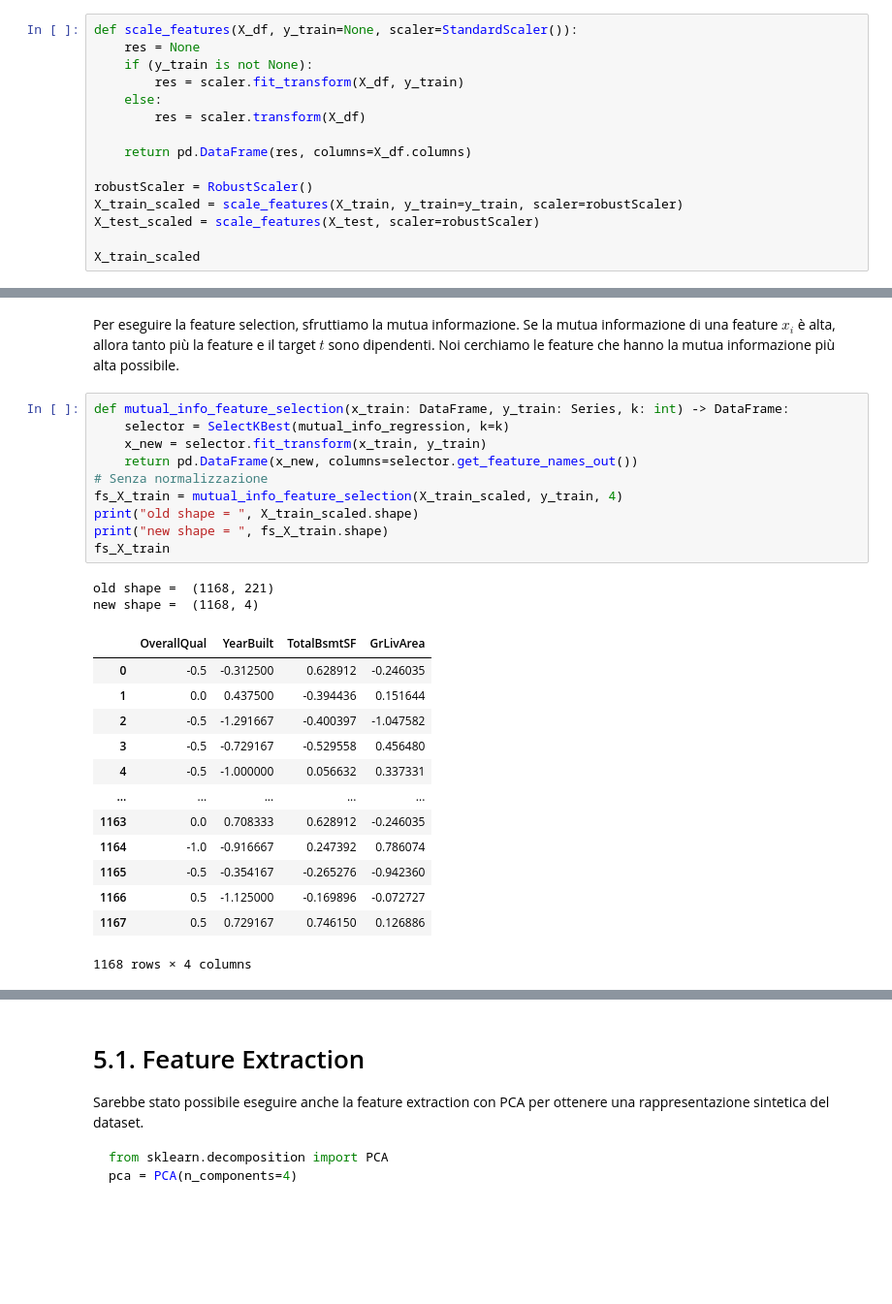
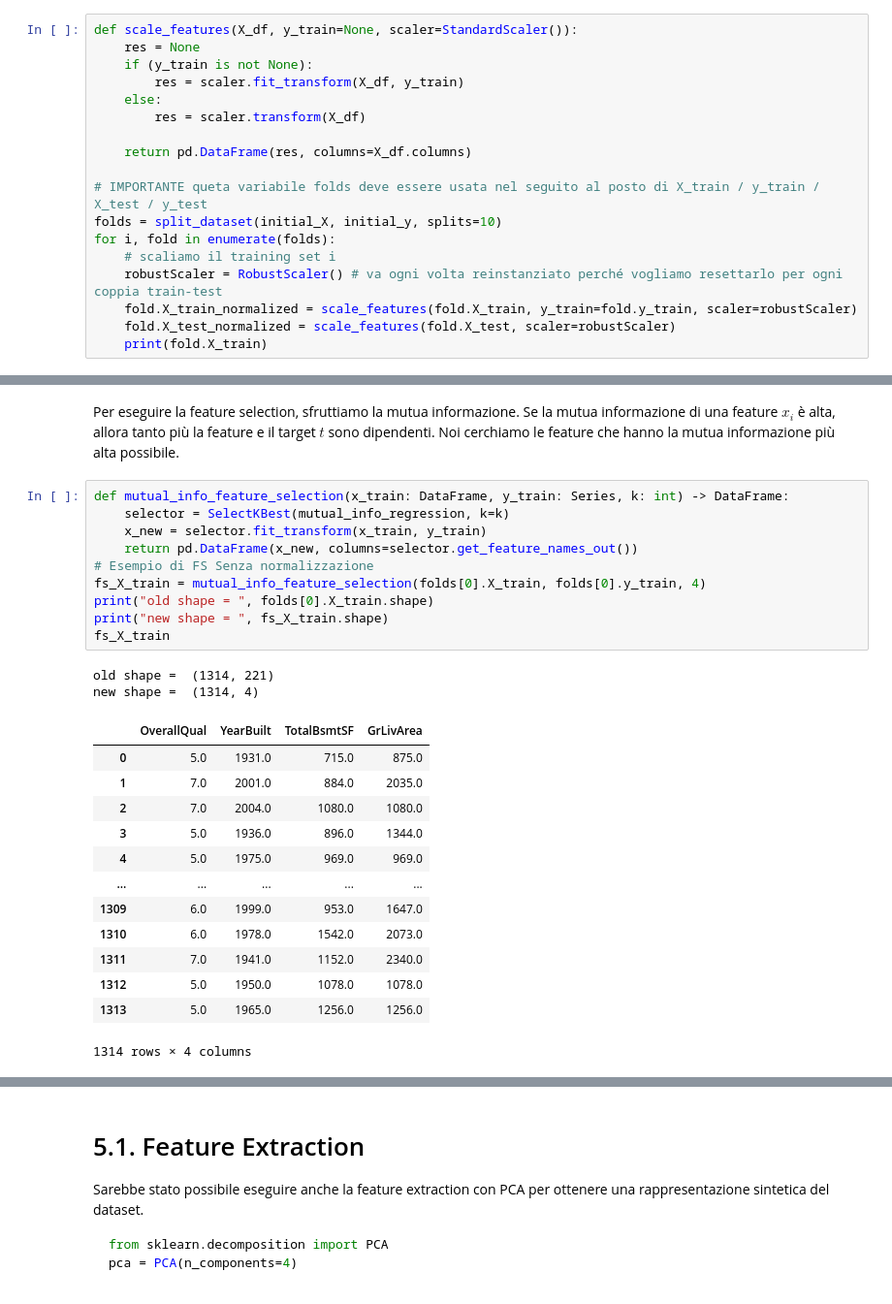
Before and after one commit to emelis-ptr/ProgettoML, a Jupyter notebook: code/notebook.ipynb, the cells around one changed output, grey strips where cells are left out. Shown at 97% size. Saved outputs shown, nothing was run; the diff lists cells and outputs as text; blank space fills up the shorter version.

Commit message:
aggiunti k fold per linear e lasso regression

```diff
--- a/code/notebook.ipynb
+++ b/code/notebook.ipynb
@@ -588,9 +685,12 @@ def scale_features(X_df, y_train=None, scaler=StandardScaler()):
 
     return pd.DataFrame(res, columns=X_df.columns)
 
-robustScaler = RobustScaler()
-X_train_scaled = scale_features(X_train, y_train=y_train, scaler=robustScaler)
-X_test_scaled = scale_features(X_test, scaler=robustScaler)
-
-X_train_scaled
+# IMPORTANTE queta variabile folds deve essere usata nel seguito al posto di X_train / y_train / X_test / y_test
+folds = split_dataset(initial_X, initial_y, splits=10)
+for i, fold in enumerate(folds):
+    # scaliamo il training set i
+    robustScaler = RobustScaler() # va ogni volta reinstanziato perché vogliamo resettarlo per ogni coppia train-test
+    fold.X_train_normalized = scale_features(fold.X_train, y_train=fold.y_train, scaler=robustScaler)
+    fold.X_test_normalized = scale_features(fold.X_test, scaler=robustScaler)
+    print(fold.X_train)
 # %% [output]
@@ -614,26 +718,26 @@ Per eseguire la feature selection, sfruttiamo la mutua informazione. Se la mutua
 # %%
 def mutual_info_feature_selection(x_train: DataFrame, y_train: Series, k: int) -> DataFrame:
     selector = SelectKBest(mutual_info_regression, k=k)
     x_new = selector.fit_transform(x_train, y_train)
     return pd.DataFrame(x_new, columns=selector.get_feature_names_out())
-# Senza normalizzazione
-fs_X_train = mutual_info_feature_selection(X_train_scaled, y_train, 4)
-print("old shape = ", X_train_scaled.shape)
+# Esempio di FS Senza normalizzazione
+fs_X_train = mutual_info_feature_selection(folds[0].X_train, folds[0].y_train, 4)
+print("old shape = ", folds[0].X_train.shape)
 print("new shape = ", fs_X_train.shape)
 fs_X_train
 # %% [output]
-old shape =  (1168, 221)
-new shape =  (1168, 4)
+old shape =  (1314, 221)
+new shape =  (1314, 4)
 |  | OverallQual | YearBuilt | TotalBsmtSF | GrLivArea |
-| 0 | -0.5 | -0.312500 | 0.628912 | -0.246035 |
-| 1 | 0.0 | 0.437500 | -0.394436 | 0.151644 |
-| 2 | -0.5 | -1.291667 | -0.400397 | -1.047582 |
-| 3 | -0.5 | -0.729167 | -0.529558 | 0.456480 |
-| 4 | -0.5 | -1.000000 | 0.056632 | 0.337331 |
+| 0 | 5.0 | 1931.0 | 715.0 | 875.0 |
+| 1 | 7.0 | 2001.0 | 884.0 | 2035.0 |
+| 2 | 7.0 | 2004.0 | 1080.0 | 1080.0 |
+| 3 | 5.0 | 1936.0 | 896.0 | 1344.0 |
+| 4 | 5.0 | 1975.0 | 969.0 | 969.0 |
 | ... | ... | ... | ... | ... |
-| 1163 | 0.0 | 0.708333 | 0.628912 | -0.246035 |
-| 1164 | -1.0 | -0.916667 | 0.247392 | 0.786074 |
-| 1165 | -0.5 | -0.354167 | -0.265276 | -0.942360 |
-| 1166 | 0.5 | -1.125000 | -0.169896 | -0.072727 |
-| 1167 | 0.5 | 0.729167 | 0.746150 | 0.126886 |
+| 1309 | 6.0 | 1999.0 | 953.0 | 1647.0 |
+| 1310 | 6.0 | 1978.0 | 1542.0 | 2073.0 |
+| 1311 | 7.0 | 1941.0 | 1152.0 | 2340.0 |
+| 1312 | 5.0 | 1950.0 | 1078.0 | 1078.0 |
+| 1313 | 5.0 | 1965.0 | 1256.0 | 1256.0 |
-1168 rows × 4 columns
+1314 rows × 4 columns
```
Also changed, not shown: parts of 31 cells of this notebook.
